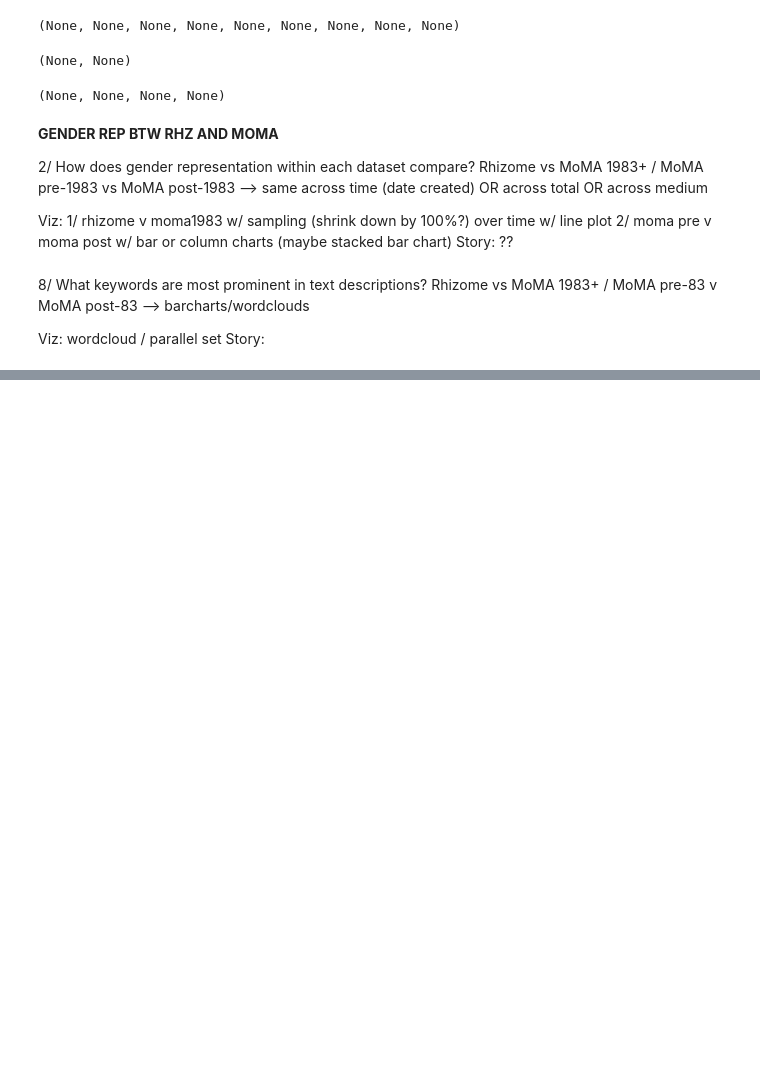
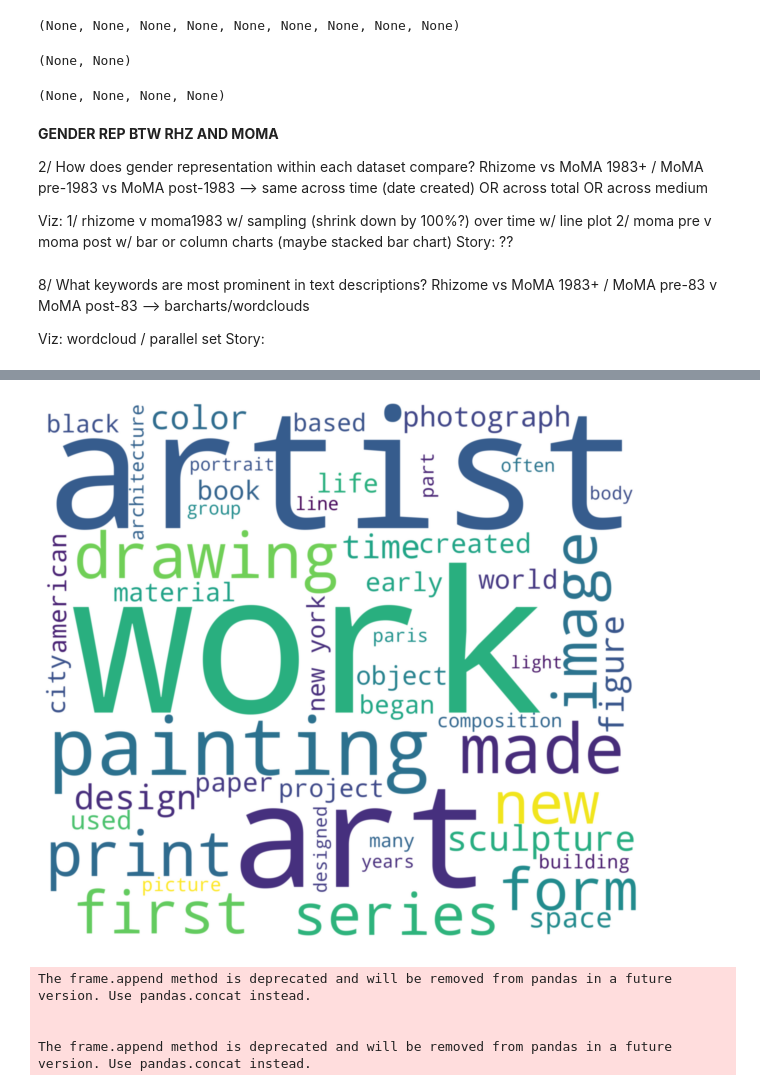
Before and after one commit to laurentfintoni/Net-Art-Rev, a Jupyter notebook: Lo_Viz_2.ipynb, the cells around one changed output, grey strips where cells are left out. Saved outputs shown, nothing was run; the diff lists cells and outputs as text; code cells hidden in the pictures; blank space fills up the shorter version.

```diff
--- a/Lo_Viz_2.ipynb
+++ b/Lo_Viz_2.ipynb
@@ -9,6 +9,7 @@ import numpy as np
 import plotly.io as pio
 from wordcloud import *
 from functools import reduce
+from PIL import Image
 pd.set_option('display.max_rows', 200)
 from statsmodels.graphics.mosaicplot import mosaic
 from plotly.subplots import make_subplots
@@ -79,21 +80,20 @@ moma_paint_mod_text = pd.read_pickle(path+'MOMA_data/pickle/departments/paint_sc
 moma_photo_cont_text = pd.read_pickle(path+'MOMA_data/pickle/departments/photo_cont_text_final.pkl')
 moma_photo_mod_text = pd.read_pickle(path+'MOMA_data/pickle/departments/photo_mod_text_final.pkl')
 
-#moma text stop
+#moma text stop and keywords
 moma_arch_cont_text_stop = pd.read_pickle(path+'MOMA_data/pickle/departments/architecture_design_cont_text_final_stop.pkl')
 moma_arch_mod_text_stop = pd.read_pickle(path+'MOMA_data/pickle/departments/architecture_design_mod_text_only_final_stop.pkl')
 moma_draw_cont_text_stop = pd.read_pickle(path+'MOMA_data/pickle/departments/draws_prints_cont_text_final_stop.pkl')
 moma_draw_mod_text_stop = pd.read_pickle(path+'MOMA_data/pickle/departments/draws_prints_mod_text_final_stop.pkl')
 moma_films_cont_text_stop = pd.read_pickle(path+'MOMA_data/pickle/departments/films_cont_text_final_stop.pkl')
 moma_films_mod_text_stop = pd.read_pickle(path+'MOMA_data/pickle/departments/films_mod_text_final_stop.pkl')
-moma_fluxus_cont_text_stop = pd.read_pickle(path+'MOMA_data/pickle/departments/fluxus_cont_text_final_stop.pkl')
-moma_fluxus_mod_text_stop = pd.read_pickle(path+'MOMA_data/pickle/departments/fluxus_mod_text_final_stop.pkl')
 moma_media_cont_text_stop = pd.read_pickle(path+'MOMA_data/pickle/departments/media_perf_cont_text_final_stop.pkl')
 moma_media_mod_text_stop = pd.read_pickle(path+'MOMA_data/pickle/departments/media_perf_mod_text_final_stop.pkl')
 moma_paint_cont_text_stop = pd.read_pickle(path+'MOMA_data/pickle/departments/paint_sculp_cont_text_final_stop.pkl')
 moma_paint_mod_text_stop = pd.read_pickle(path+'MOMA_data/pickle/departments/paint_sculp_mod_text_final_stop.pkl')
 moma_photo_cont_text_stop = pd.read_pickle(path+'MOMA_data/pickle/departments/photo_cont_text_final_stop.pkl')
 moma_photo_mod_text_stop = pd.read_pickle(path+'MOMA_data/pickle/departments/photo_mod_text_final_stop.pkl')
+moma_full_text_stop = pd.concat([moma_arch_cont_text_stop, moma_draw_cont_text_stop, moma_draw_mod_text_stop, moma_films_cont_text_stop, moma_films_mod_text_stop, moma_media_cont_text_stop, moma_media_mod_text_stop, moma_paint_cont_text_stop, moma_paint_mod_text_stop, moma_photo_cont_text_stop, moma_photo_mod_text_stop])
 # %% [markdown]
 **FUNCTIONS**
 # %%
@@ -602,0 +626,14 @@ Story:
+# %%
+moma_wc = set(moma_full_text_stop['Keywords'].to_list())
+moma_wc_2 = set(moma_arch_mod_text_stop['Keywords'].to_list())
+moma_wc = ' '.join(moma_wc)
+moma_wc_2 = ' '.join(moma_wc_2)
+moma_wc = moma_wc + moma_wc_2
+# %%
+moma_wordcloud = WordCloud(background_color='white', width=2400, height=2200, max_words=50, stopwords=['br', 'three', 'The', 'like', 'year']).generate(moma_wc)
+plt.figure(figsize=(20,10))
+plt.imshow(moma_wordcloud, interpolation='gaussian')
+plt.axis("off")
+plt.show()
+# %% [output]
+[figure, added]
@@ -602,0 +661,12 @@ Story:
+# %%
+kw_tree_clean = kw_tree_clean.loc[kw_tree_clean['Counts'] >= 100]
+fig = px.treemap(kw_tree_clean, path=['Source', 'Keywords'], values='Counts',
+                  color='Source', maxdepth=2)
+fig.update_traces(hovertemplate=None, textinfo='label', hoverinfo='label+value')
+fig.update_layout(margin = dict(t=50, l=25, r=25, b=25))
+fig.show()
+# %% [output]
+The frame.append method is deprecated and will be removed from pandas in a future version. Use pandas.concat instead.
+
+
+The frame.append method is deprecated and will be removed from pandas in a future version. Use pandas.concat instead.
```
Also changed, not shown: parts of 17 cells of this notebook, 2 other files.
